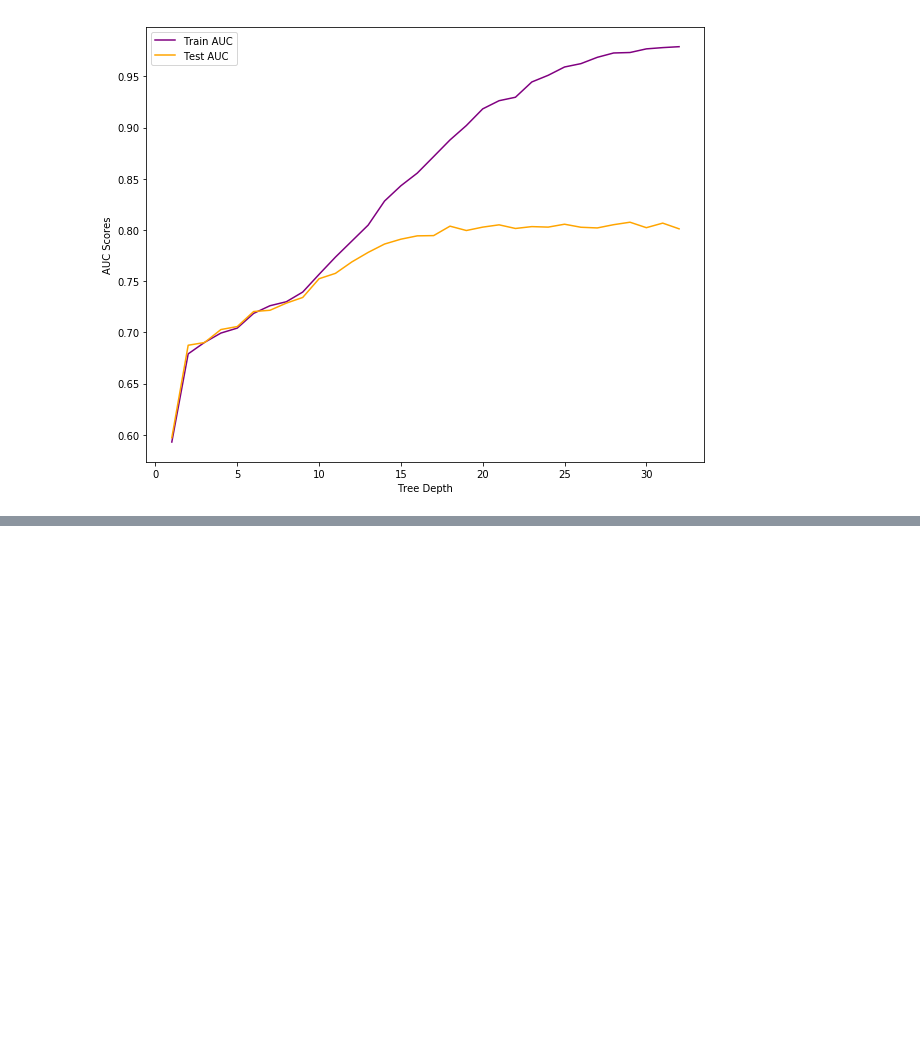
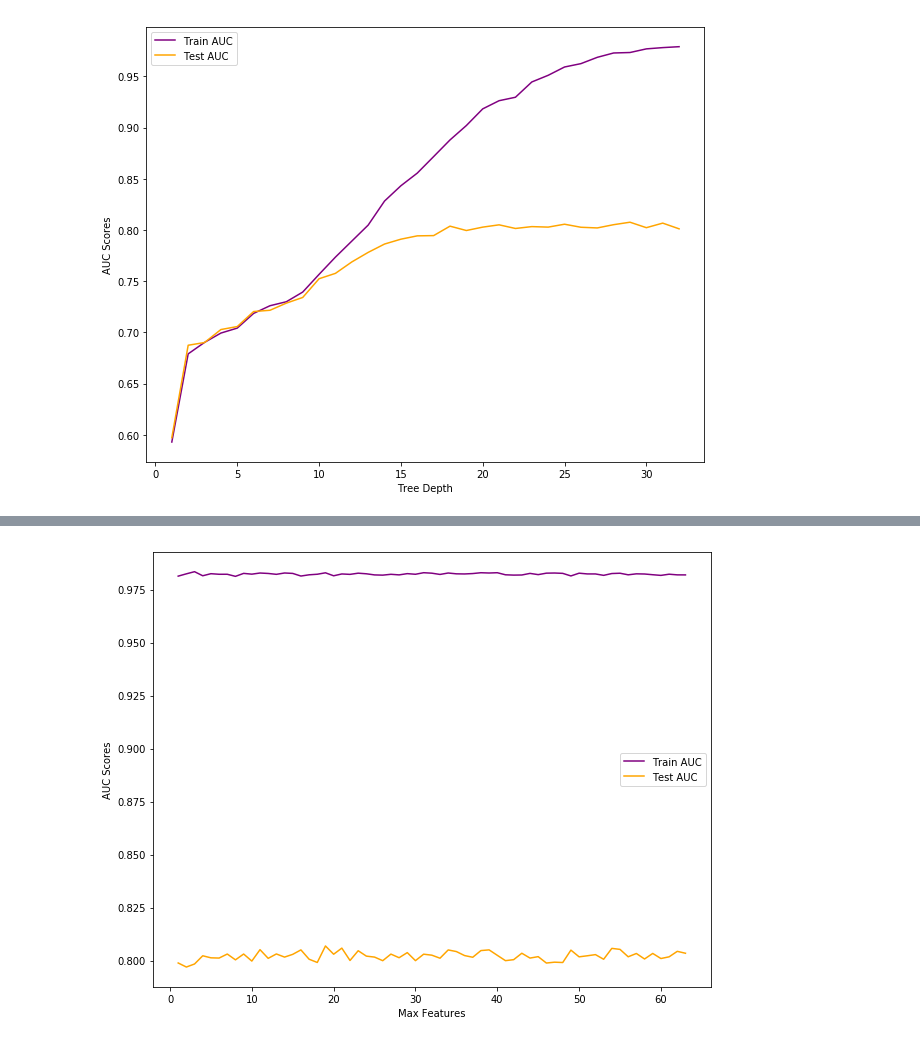
Before and after one commit to MagicMilly/dsc-3-final-project-online-ds-ft-100118, a Jupyter notebook: student.ipynb, the cells around one changed output, grey strips where cells are left out. Saved outputs shown, nothing was run; the diff lists cells and outputs as text; code cells hidden in the pictures; blank space fills up the shorter version.

```diff
--- a/student.ipynb
+++ b/student.ipynb
@@ -1424,0 +1459,30 @@ def get_roc_auc
+# %%
+# Compare AUC scores from 1 feature to all features
+
+max_features = list(range(1,X_train.shape[1]))
+train_auc = []
+test_auc = []
+
+for feature in max_features:
+
+    rf = RandomForestClassifier(max_features=feature)
+    rf.fit(X_train, y_train)
+    train_pred = rf.predict(X_train)
+    fpr, tpr, thresh = roc_curve(y_train, train_pred)
+    roc_auc = auc(fpr, tpr)
+    train_auc.append(roc_auc)
+
+    test_pred = rf.predict(X_test)
+    fpr, tpr, thresh = roc_curve(y_test, test_pred)
+    roc_auc = auc(fpr, tpr)
+    test_auc.append(roc_auc)
+
+plt.figure(figsize=(10,8))
+plt.plot(max_features, train_auc, color='purple', label='Train AUC')
+plt.plot(max_features, test_auc, color='orange', label='Test AUC')
+plt.xlabel('Max Features')
+plt.ylabel('AUC Scores')
+plt.legend(loc='best')
+plt.show();
+# %% [output]
+[figure, added]
```
Also changed, not shown: parts of 8 cells of this notebook.
